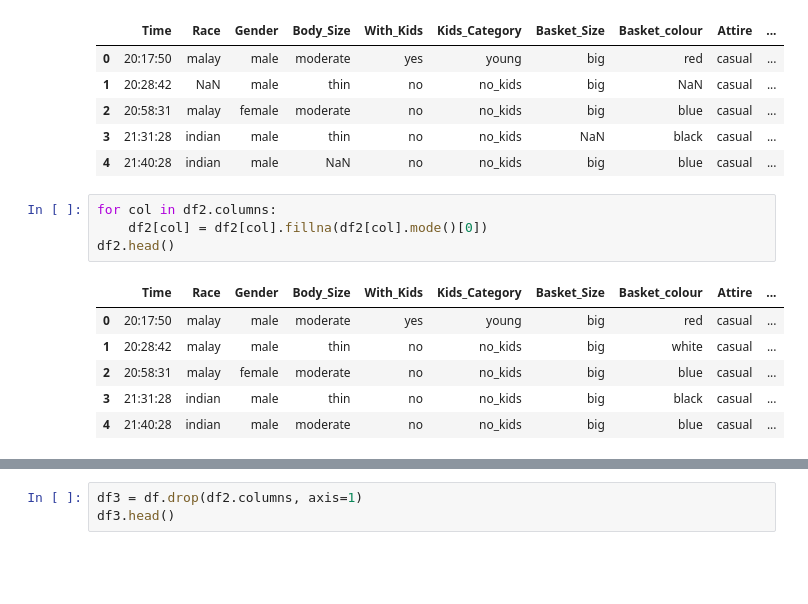
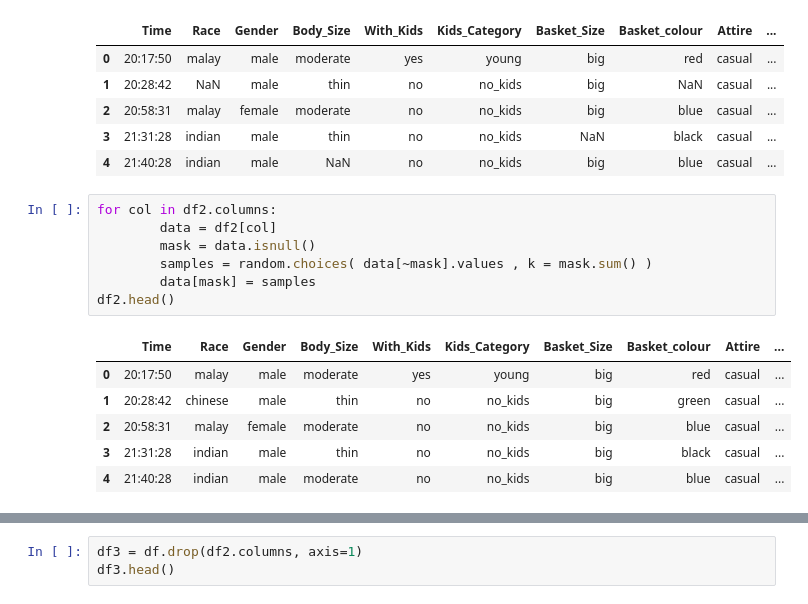
Before and after one commit to haziqfaiz-mmu/data-mining-project, a Jupyter notebook: Cleaning.ipynb, the cells around one changed output, grey strips where cells are left out. Saved outputs shown, nothing was run; the diff lists cells and outputs as text; blank space fills up the shorter version.

```diff
--- a/Cleaning.ipynb
+++ b/Cleaning.ipynb
@@ -56,16 +57,19 @@ df2.head()
 | 2 | 20:58:31 | malay | female | moderate | no | no_kids | big | blue | casual | ... |
 | 3 | 21:31:28 | indian | male | thin | no | no_kids | NaN | black | casual | ... |
 | 4 | 21:40:28 | indian | male | NaN | no | no_kids | big | blue | casual | ... |
-# %%
-for col in df2.columns:
-    df2[col] = df2[col].fillna(df2[col].mode()[0])
-df2.head()
-# %% [output]
-|  | Time | Race | Gender | Body_Size | With_Kids | Kids_Category | Basket_Size | Basket_colour | Attire | ... |
-| 0 | 20:17:50 | malay | male | moderate | yes | young | big | red | casual | ... |
-| 1 | 20:28:42 | malay | male | thin | no | no_kids | big | white | casual | ... |
-| 2 | 20:58:31 | malay | female | moderate | no | no_kids | big | blue | casual | ... |
-| 3 | 21:31:28 | indian | male | thin | no | no_kids | big | black | casual | ... |
-| 4 | 21:40:28 | indian | male | moderate | no | no_kids | big | blue | casual | ... |
+# %%
+for col in df2.columns:
+        data = df2[col]
+        mask = data.isnull()
+        samples = random.choices( data[~mask].values , k = mask.sum() )
+        data[mask] = samples
+df2.head()
+# %% [output]
+|  | Time | Race | Gender | Body_Size | With_Kids | Kids_Category | Basket_Size | Basket_colour | Attire | ... |
+| 0 | 20:17:50 | malay | male | moderate | yes | young | big | red | casual | ... |
+| 1 | 20:28:42 | chinese | male | thin | no | no_kids | big | green | casual | ... |
+| 2 | 20:58:31 | malay | female | moderate | no | no_kids | big | blue | casual | ... |
+| 3 | 21:31:28 | indian | male | thin | no | no_kids | big | black | casual | ... |
+| 4 | 21:40:28 | indian | male | moderate | no | no_kids | big | blue | casual | ... |
 # %%
 for col in df2.columns:
```
Also changed, not shown: parts of 6 cells of this notebook, 3 other files.
